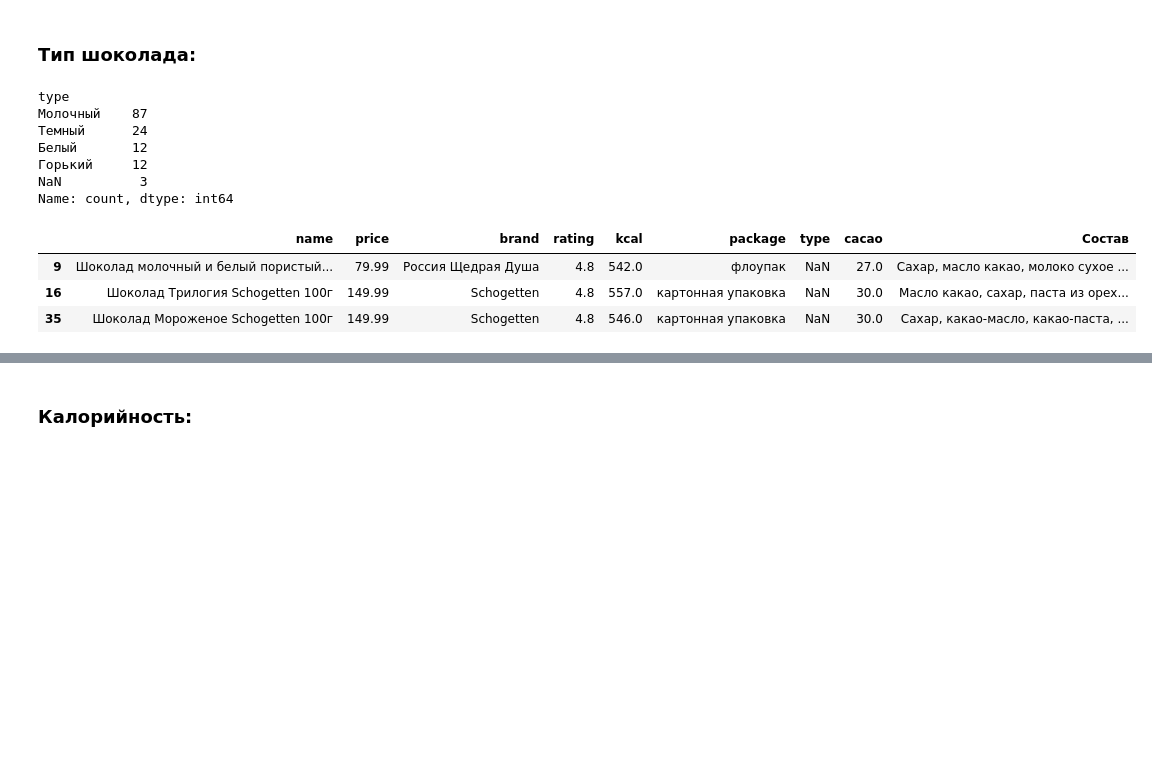
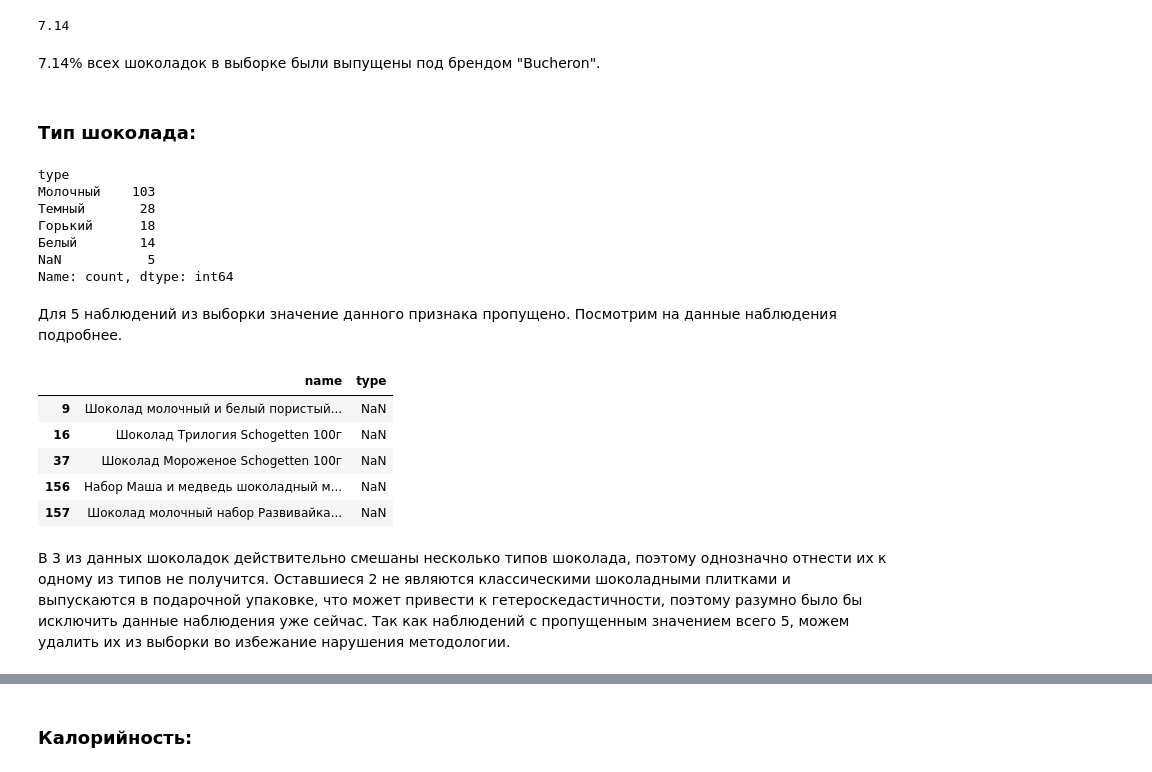
Before and after one commit to kirshchinivan/Econometrics_Project, a Jupyter notebook: eda/eda.ipynb, the cells around one changed output, grey strips where cells are left out. Saved outputs shown, nothing was run; the diff lists cells and outputs as text; code cells hidden in the pictures; blank space fills up the shorter version.

```diff
--- a/eda/eda.ipynb
+++ b/eda/eda.ipynb
@@ -10,11 +14,8 @@ from enum import StrEnum
 data = pd.read_csv('final_products_05_05_2025_09_59.csv')
 data = data[(data['Вес (кг)'] <= 0.1) & (data['Вес (кг)']>= 0.075)]
 data = data[data['Тип'] == 'Шоколадная плитка']
-brands = ['Россия Щедрая Душа', 'Ritter Sport', 'Alpen Gold', 'Milka', 'Алёнка', 'Schogetten', 'Bucheron',
- 'Бабаевский', 'Вдохновение', 'Merci', 'Степ', 'Kinder']
-data = data[np.isin(data['Бренд'], brands)]
 data = data.reset_index()[['Название', 'Текущая цена', 'Бренд', 'Рейтинг', 'Ккал', 'Упаковка', 'Тип шоколада', 'Какао (%)', \
         'Состав']].rename(columns={'Название': 'name', 'Текущая цена': 'price', 'Бренд': 'brand', 'Рейтинг': 'rating', 'Ккал': 'kcal', \
-        'Упаковка': 'package', 'Тип шоколада': 'type', 'Какао (%)': 'cacao', 'Состав': 'Состав'})
+        'Упаковка': 'package', 'Тип шоколада': 'type', 'Какао (%)': 'cocoa', 'Состав': 'Состав'})
 data.head(5)
 # %% [output]
@@ -29,2 +32,5 @@ data.head(5)
 # %%
-data['brand'].value_counts(dropna=False)
+rus_brands = ['Alpen Gold', 'Россия Щедрая Душа', 'Бабаевский', 'Степ', 'Особый', 'Babyfox', 'Алёнка', 'Milk Story', 'Хрутка', 'Победа', \
+        'Ozera', 'Вдохновение', 'Eco Botanica', 'Dy Nastie', 'Победа Вкуса', 'Red Delight', 'Белочка', 'Libertad', 'Рот Фронт', 'Славянка', \
+       'Монетный Двор', 'Развивайка']
+data['rus_brand'] = data['brand'].map(lambda x: 1 if x in rus_brands else 0)
@@ -46,21 +47,35 @@ Name: count, dtype: int64
+# %%
+data['premium'] = data['brand'].map(lambda x: 1 if x == 'Bucheron' else 0)
+# %%
+round((data['premium'].sum() / data.shape[0]) * 100, 2)
+# %% [output]
+7.14
+# %% [markdown]
+7.14% всех шоколадок в выборке были выпущены под брендом "Bucheron".
 # %% [markdown]
 ### Тип шоколада:
 # %%
 data['type'].value_counts(dropna=False)
 # %% [output]
 type
-Молочный    87
-Темный      24
-Белый       12
-Горький     12
-NaN          3
+Молочный    103
+Темный       28
+Горький      18
+Белый        14
+NaN           5
 Name: count, dtype: int64
+# %% [markdown]
+Для 5 наблюдений из выборки значение данного признака пропущено. Посмотрим на данные наблюдения подробнее.
 # %%
-data[data['type'].isna()]
+data[data['type'].isna()][['name', 'type']]
 # %% [output]
-|  | name | price | brand | rating | kcal | package | type | cacao | Состав |
-| 9 | Шоколад молочный и белый пористый... | 79.99 | Россия Щедрая Душа | 4.8 | 542.0 | флоупак | NaN | 27.0 | Сахар, масло какао, молоко сухое ... |
-| 16 | Шоколад Трилогия Schogetten 100г | 149.99 | Schogetten | 4.8 | 557.0 | картонная упаковка | NaN | 30.0 | Масло какао, сахар, паста из орех... |
-| 35 | Шоколад Мороженое Schogetten 100г | 149.99 | Schogetten | 4.8 | 546.0 | картонная упаковка | NaN | 30.0 | Сахар, какао-масло, какао-паста, ... |
+|  | name | type |
+| 9 | Шоколад молочный и белый пористый... | NaN |
+| 16 | Шоколад Трилогия Schogetten 100г | NaN |
+| 37 | Шоколад Мороженое Schogetten 100г | NaN |
+| 156 | Набор Маша и медведь шоколадный м... | NaN |
+| 157 | Шоколад молочный набор Развивайка... | NaN |
+# %% [markdown]
+В 3 из данных шоколадок действительно смешаны несколько типов шоколада, поэтому однозначно отнести их к одному из типов не получится. Оставшиеся 2 не являются классическими шоколадными плитками и выпускаются в подарочной упаковке, что может привести к гетероскедастичности, поэтому разумно было бы исключить данные наблюдения уже сейчас. Так как наблюдений с пропущенным значением всего 5, можем удалить их из выборки во избежание нарушения методологии.
 # %%
 data = data[~data['type'].isna()].reset_index().drop(columns='index')
```
Also changed, not shown: parts of 59 cells of this notebook, 1 other file.
